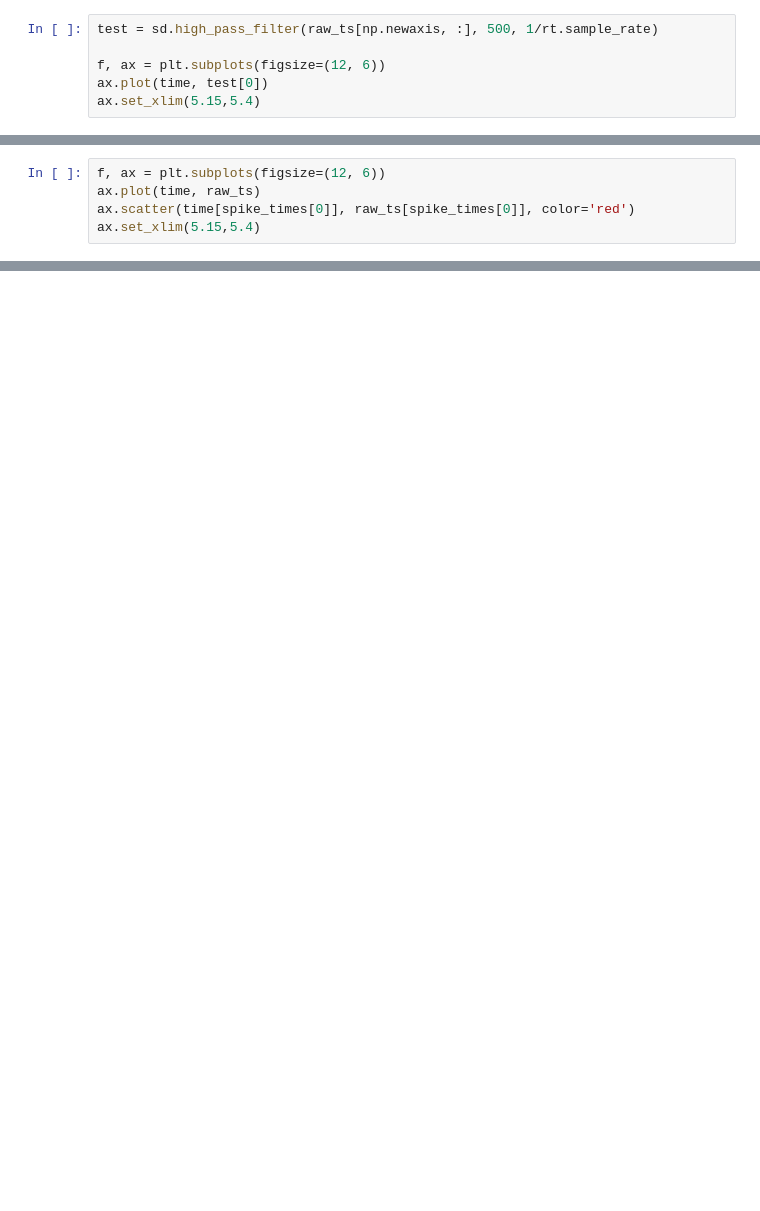
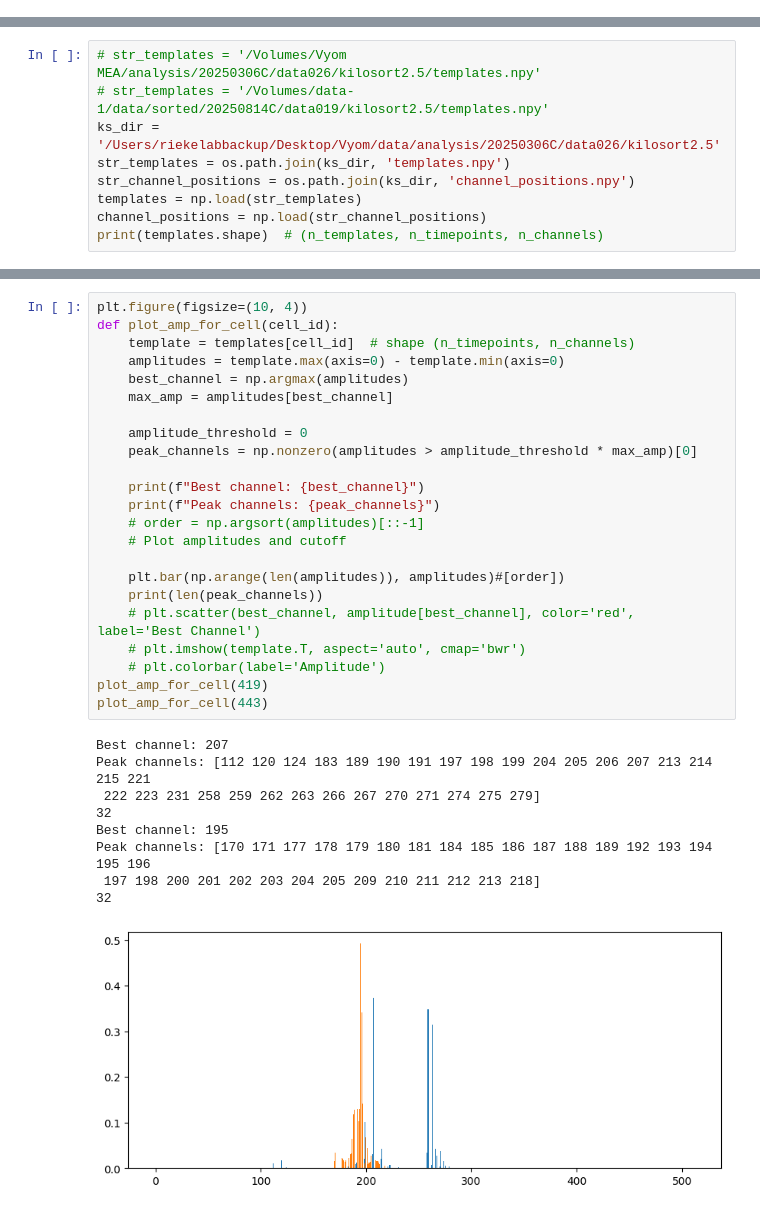
Before and after one commit to DRezeanu/retinanalysis, a Jupyter notebook: nbs/vr_testbed.ipynb, the cells around one changed output, grey strips where cells are left out. Cells and saved outputs as stored; diff of their text form; blank space fills up the shorter version.

```diff
--- a/nbs/vr_testbed.ipynb
+++ b/nbs/vr_testbed.ipynb
@@ -374,6 +0,0 @@ Trial 1: 57 refractory violations
-# %%
-test = sd.high_pass_filter(raw_ts[np.newaxis, :], 500, 1/rt.sample_rate)
-
-f, ax = plt.subplots(figsize=(12, 6))
-ax.plot(time, test[0])
-ax.set_xlim(5.15,5.4)
@@ -383,5 +0,0 @@ ax.set_xlim(5.15,5.4)
-# %%
-f, ax = plt.subplots(figsize=(12, 6))
-ax.plot(time, raw_ts)
-ax.scatter(time[spike_times[0]], raw_ts[spike_times[0]], color='red')
-ax.set_xlim(5.15,5.4)
@@ -390,0 +56,9 @@ ax.set_xlim(5.15,5.4)
+# %%
+# str_templates = '/Volumes/Vyom MEA/analysis/20250306C/data026/kilosort2.5/templates.npy'
+# str_templates = '/Volumes/data-1/data/sorted/20250814C/data019/kilosort2.5/templates.npy'
+ks_dir = '/Users/riekelabbackup/Desktop/Vyom/data/analysis/20250306C/data026/kilosort2.5'
+str_templates = os.path.join(ks_dir, 'templates.npy')
+str_channel_positions = os.path.join(ks_dir, 'channel_positions.npy')
+templates = np.load(str_templates)
+channel_positions = np.load(str_channel_positions)
+print(templates.shape)  # (n_templates, n_timepoints, n_channels)
@@ -390,0 +327,33 @@ ax.set_xlim(5.15,5.4)
+# %%
+plt.figure(figsize=(10, 4))
+def plot_amp_for_cell(cell_id):
+    template = templates[cell_id]  # shape (n_timepoints, n_channels)
+    amplitudes = template.max(axis=0) - template.min(axis=0)
+    best_channel = np.argmax(amplitudes)
+    max_amp = amplitudes[best_channel]
+
+    amplitude_threshold = 0
+    peak_channels = np.nonzero(amplitudes > amplitude_threshold * max_amp)[0]
+
+    print(f"Best channel: {best_channel}")
+    print(f"Peak channels: {peak_channels}")
+    # order = np.argsort(amplitudes)[::-1]
+    # Plot amplitudes and cutoff
+
+    plt.bar(np.arange(len(amplitudes)), amplitudes)#[order])
+    print(len(peak_channels))
+    # plt.scatter(best_channel, amplitude[best_channel], color='red', label='Best Channel')
+    # plt.imshow(template.T, aspect='auto', cmap='bwr')
+    # plt.colorbar(label='Amplitude')
+plot_amp_for_cell(419)
+plot_amp_for_cell(443)
+# %% [output]
+Best channel: 207
+Peak channels: [112 120 124 183 189 190 191 197 198 199 204 205 206 207 213 214 215 221
+ 222 223 231 258 259 262 263 266 267 270 271 274 275 279]
+32
+Best channel: 195
+Peak channels: [170 171 177 178 179 180 181 184 185 186 187 188 189 192 193 194 195 196
+ 197 198 200 201 202 203 204 205 209 210 211 212 213 218]
+32
+[figure, added]
```
Also changed, not shown: parts of 45 cells of this notebook, 6 other files.
